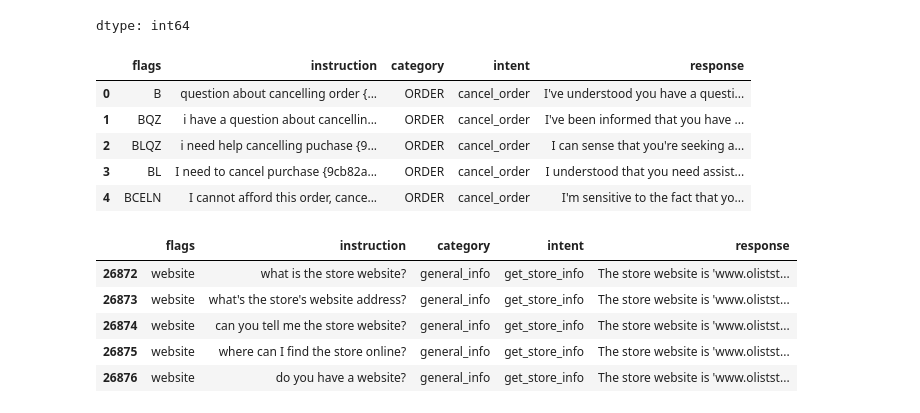
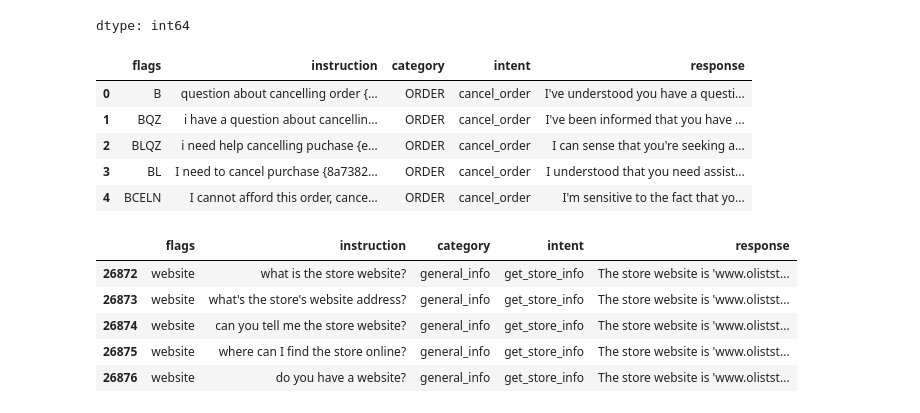
Before and after one commit to khalednabawey/eCommerce-System, a Jupyter notebook: Notebooks/e_commerce_chatbot_olsit_gpt2.ipynb, the cells around one changed output. Saved outputs shown, nothing was run; the diff lists cells and outputs as text; code cells hidden in the pictures.

Commit message:
chatbot data

```diff
--- a/Notebooks/e_commerce_chatbot_olsit_gpt2.ipynb
+++ b/Notebooks/e_commerce_chatbot_olsit_gpt2.ipynb
@@ -118,37 +118,37 @@ replacement_map = {
     "Currency Symbol": "$",
     "Refund Amount": "freight_value",
     "Delivery City": "geolocation_city",
     "Delivery Country": "geolocation_state",
     "Invoice Number": "order_item_id"
 }
 
-
 def replace_special_tokens(instruction, data):
     for token, column in replacement_map.items():
         # Check if the token is present in the instruction
         if f"{{{token}}}" in instruction:
             # Get a random value from the column if it exists
             if column in data.columns:
-                value = data[column].sample(1, random_state = 42).values[0]
+                value = data[column].sample(1).values[0]
             else:
                 # Handle cases where the column doesn't exist
                 value = f"{column}"
             instruction = instruction.replace(f"{{{token}}}", str(value))
 
     return instruction
 
 
 # instruction =  "What is the status of the order? {{Order Number}} "
 # replace_special_tokens(instruction, olist_df)
 
 prompt_df['instruction'] = prompt_df.apply(lambda row: replace_special_tokens(row['instruction'], olist_df), axis=1)
+prompt_df['response'] = prompt_df.apply(lambda row: replace_special_tokens(row['response'], olist_df), axis=1)
 prompt_df.head()
 # %% [output]
 |  | flags | instruction | category | intent | response |
 | 0 | B | question about cancelling order {... | ORDER | cancel_order | I've understood you have a questi... |
 | 1 | BQZ | i have a question about cancellin... | ORDER | cancel_order | I've been informed that you have ... |
-| 2 | BLQZ | i need help cancelling puchase {9... | ORDER | cancel_order | I can sense that you're seeking a... |
-| 3 | BL | I need to cancel purchase {9cb82a... | ORDER | cancel_order | I understood that you need assist... |
+| 2 | BLQZ | i need help cancelling puchase {e... | ORDER | cancel_order | I can sense that you're seeking a... |
+| 3 | BL | I need to cancel purchase {8a7382... | ORDER | cancel_order | I understood that you need assist... |
 | 4 | BCELN | I cannot afford this order, cance... | ORDER | cancel_order | I'm sensitive to the fact that yo... |
 # %%
 new_rows = [
```
Also changed, not shown: parts of 1 cell of this notebook, 2 other files.
